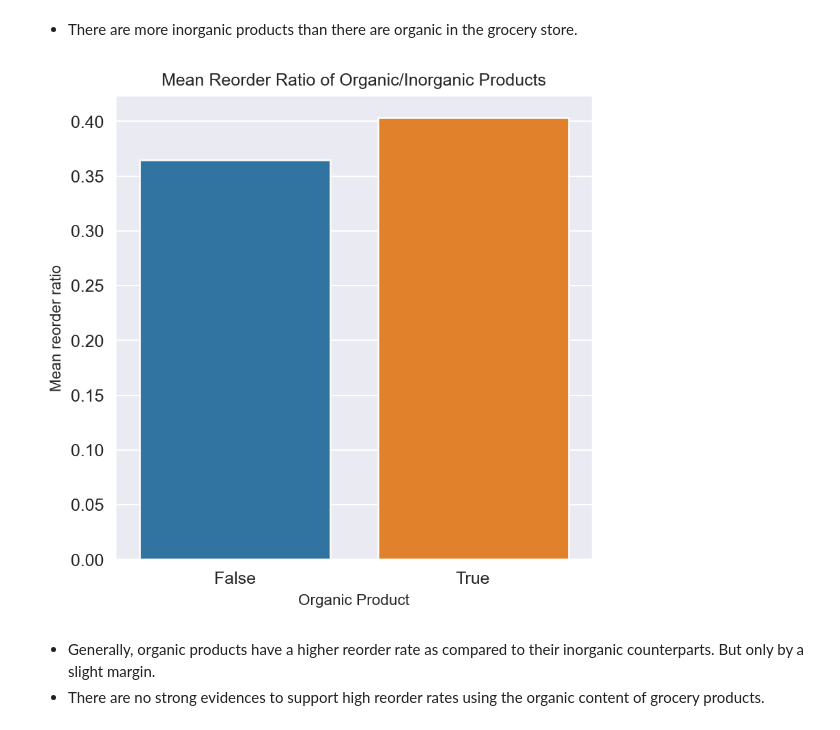
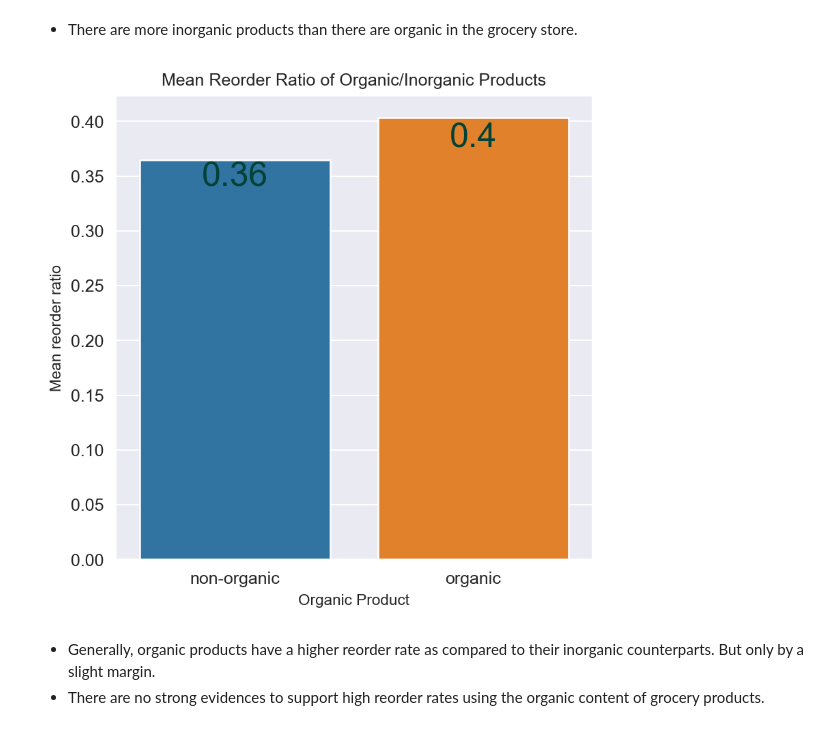
Before and after one commit to aifenaike/Market-Basket-Analysis-InstaCart-Orders, a Jupyter notebook: Exploratory Data Analysis.ipynb, the cells around one changed output. Cells and saved outputs as stored; diff of their text form; code cells hidden in the pictures.

```diff
--- a/Exploratory Data Analysis.ipynb
+++ b/Exploratory Data Analysis.ipynb
@@ -21,6 +23,17 @@ from utils import *
 
 #Data file directory
 root = 'C:/Users/ALEXANDER/Documents/Machine Learning/Instacart/Data/'
+# %%
+# Converting the days and hours from numbers to their interpretable form
+days_of_week = {0: 'Saturday',
+                1: 'Sunday',
+                2: 'Monday',
+                3: 'Tuesday',
+                4: 'Wednesday',
+                5: 'Thursday',
+                6: 'Friday'}
+hour_nums = list(range(24))
+hours_of_day = {hour_num:datetime.time(hour_num).strftime("%I:00 %p") for hour_num in hour_nums}
 # %%
 #Read datasets
 aisles = read(root,path='aisles')
@@ -29,3 +42,15 @@ orders = read(root,path='orders')
 order_products_prior = read(root,path='order_products__prior')
 order_products_train = read(root,path='order_products__train')
 products = read(root,path="products")
+# %%
+orders['order_hour_of_day'] = orders['order_hour_of_day'].replace(to_replace=hours_of_day, value=None)
+orders['order_hour_of_day'] = pd.Categorical(orders['order_hour_of_day'],
+                                             ordered=True,
+                                             categories=list(hours_of_day.values()))
+# Replacing numbers with their corresponding day of week
+# Define the categories of days of week sorted normally from Saturday to Friday
+orders['order_dow'] = orders['order_dow'].replace(to_replace=days_of_week, value=None)
+orders['order_dow'] = pd.Categorical(orders['order_dow'],
+                                     ordered=True,
+                                     categories=list(days_of_week.values()))
+orders = reduce_memory(orders)
@@ -37,9 +68,12 @@ combined_order.shape
 # %% [output]
 (33819106, 4)
 # %%
+organic = products['product_name'].str.contains('Organic')
+products['is_organic'] = organic
+
 combined_order = combined_order.merge(products, on ='product_id', how='left')
+combined_order = combined_order.merge(orders, on='order_id', how='left')
+combined_order = combined_order.merge(departments, on ='department_id', how='left')
 combined_order = combined_order.merge(aisles, on ='aisle_id', how='left')
-combined_order = combined_order.merge(departments, on ='department_id', how='left')
-combined_order = combined_order.merge(orders, on='order_id', how='left')
 combined_order.shape
 # %% [output]
@@ -342,12 +515,14 @@ plt.show()
 # %%
 fig, ax = plt.subplots(figsize = (5,5))
 ax = sns.barplot(x = unique_product_users.groupby('Organic')['ratio_of_reorder'].mean().index, y = unique_product_users.groupby('Organic')['ratio_of_reorder'].mean().values)
+annotate_text(ax, append_to_text='')
+ax.set_xticklabels(['non-organic', 'organic'])
 ax.set_xlabel("Organic Product", size = 9)
 ax.set_ylabel("Mean reorder ratio", size = 9)
 ax.set_title("Mean Reorder Ratio of Organic/Inorganic Products", size = 10)
 plt.show()
 # %% [output]
-[figure, old version]
+[figure, new version]
 # %% [markdown]
 - Generally, organic products have a higher reorder rate as compared to their inorganic counterparts. But only by a slight margin.
 - There are no strong evidences to support high reorder rates using the organic content of grocery products.
```
Also changed, not shown: parts of 26 cells of this notebook.
